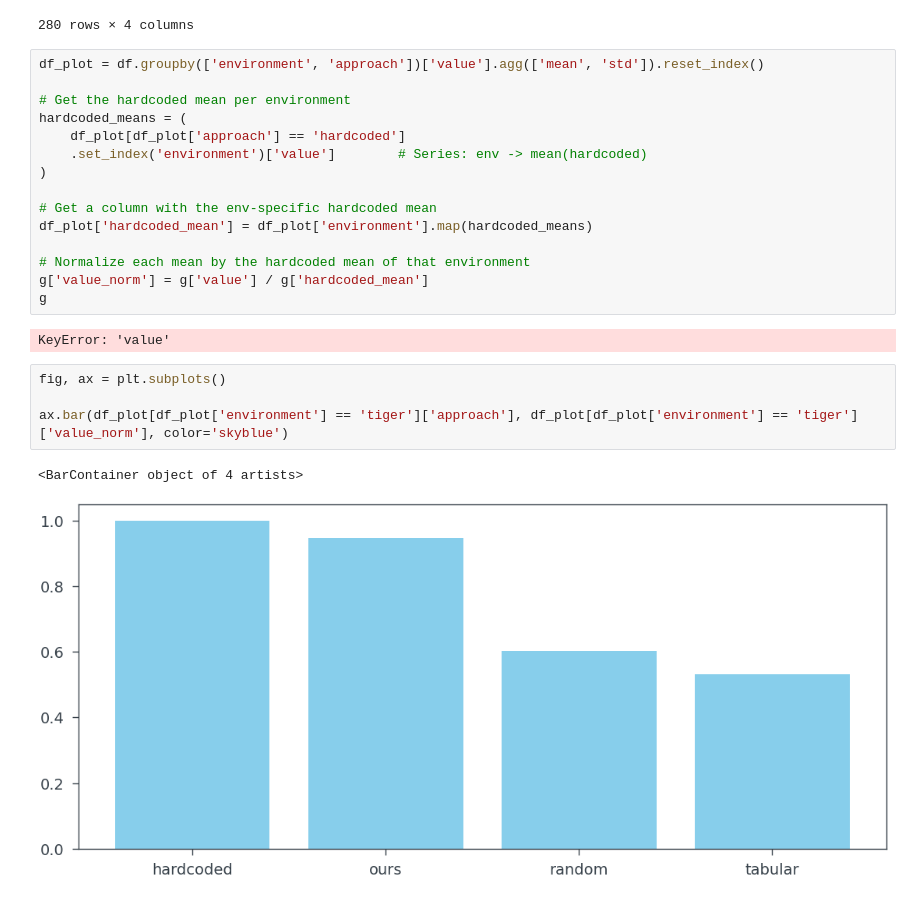
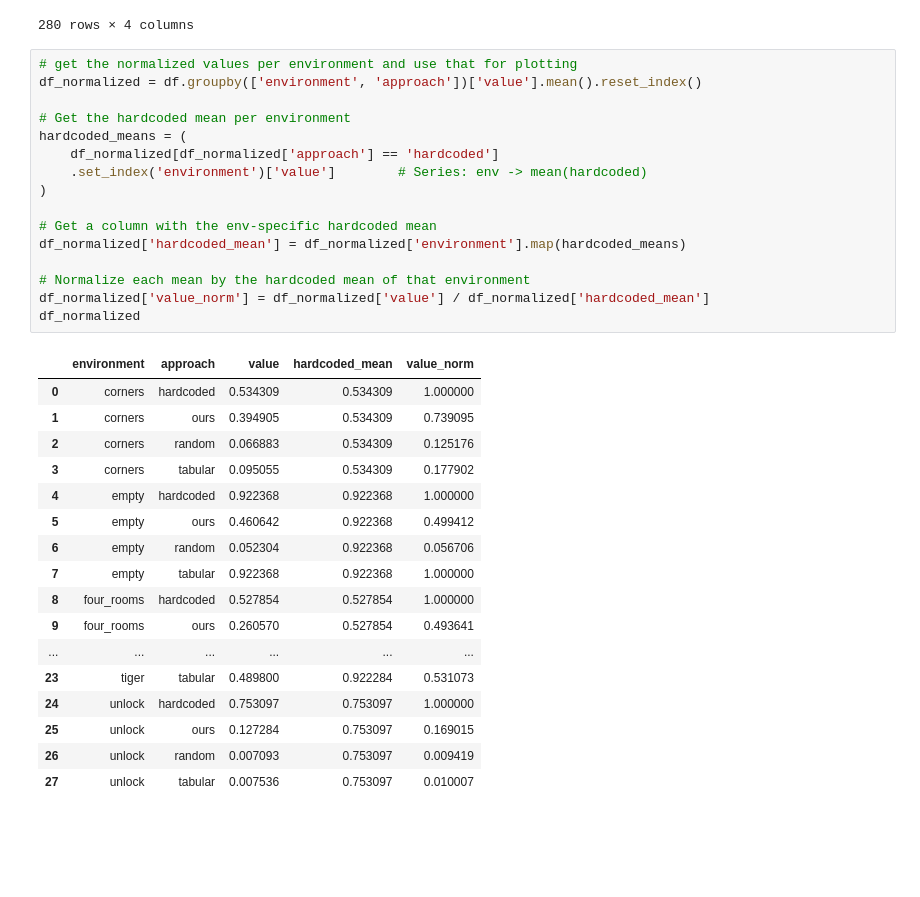
Before and after one commit to lancelotdacosta/pomdp_coder, a Jupyter notebook: outputs/process_outputs/get_full_plot.ipynb, the cells around one changed output. Cells and saved outputs as stored; diff of their text form; blank space fills up the shorter version.

```diff
--- a/outputs/process_outputs/get_full_plot.ipynb
+++ b/outputs/process_outputs/get_full_plot.ipynb
@@ -25,26 +25,36 @@ df
 | 279 | lava | hardcoded | 9 | 0.258281 |
 280 rows × 4 columns
 # %%
-df_plot = df.groupby(['environment', 'approach'])['value'].agg(['mean', 'std']).reset_index()
+# get the normalized values per environment and use that for plotting
+df_normalized = df.groupby(['environment', 'approach'])['value'].mean().reset_index()
 
 # Get the hardcoded mean per environment
 hardcoded_means = (
-    df_plot[df_plot['approach'] == 'hardcoded']
+    df_normalized[df_normalized['approach'] == 'hardcoded']
     .set_index('environment')['value']        # Series: env -> mean(hardcoded)
 )
 
 # Get a column with the env-specific hardcoded mean
-df_plot['hardcoded_mean'] = df_plot['environment'].map(hardcoded_means)
+df_normalized['hardcoded_mean'] = df_normalized['environment'].map(hardcoded_means)
 
 # Normalize each mean by the hardcoded mean of that environment
-g['value_norm'] = g['value'] / g['hardcoded_mean']
-g
+df_normalized['value_norm'] = df_normalized['value'] / df_normalized['hardcoded_mean']
+df_normalized
 # %% [output]
-KeyError: 'value'
+|  | environment | approach | value | hardcoded_mean | value_norm |
+| 0 | corners | hardcoded | 0.534309 | 0.534309 | 1.000000 |
+| 1 | corners | ours | 0.394905 | 0.534309 | 0.739095 |
+| 2 | corners | random | 0.066883 | 0.534309 | 0.125176 |
+| 3 | corners | tabular | 0.095055 | 0.534309 | 0.177902 |
+| 4 | empty | hardcoded | 0.922368 | 0.922368 | 1.000000 |
+| 5 | empty | ours | 0.460642 | 0.922368 | 0.499412 |
+| 6 | empty | random | 0.052304 | 0.922368 | 0.056706 |
+| 7 | empty | tabular | 0.922368 | 0.922368 | 1.000000 |
+| 8 | four_rooms | hardcoded | 0.527854 | 0.527854 | 1.000000 |
+| 9 | four_rooms | ours | 0.260570 | 0.527854 | 0.493641 |
+| ... | ... | ... | ... | ... | ... |
+| 23 | tiger | tabular | 0.489800 | 0.922284 | 0.531073 |
+| 24 | unlock | hardcoded | 0.753097 | 0.753097 | 1.000000 |
+| 25 | unlock | ours | 0.127284 | 0.753097 | 0.169015 |
+| 26 | unlock | random | 0.007093 | 0.753097 | 0.009419 |
+| 27 | unlock | tabular | 0.007536 | 0.753097 | 0.010007 |
-# %%
-fig, ax = plt.subplots()
-
-ax.bar(df_plot[df_plot['environment'] == 'tiger']['approach'], df_plot[df_plot['environment'] == 'tiger']['value_norm'], color='skyblue')
-# %% [output]
-<BarContainer object of 4 artists>
-[figure, removed]
```
Also changed, not shown: parts of 3 cells of this notebook, 2 other files.
